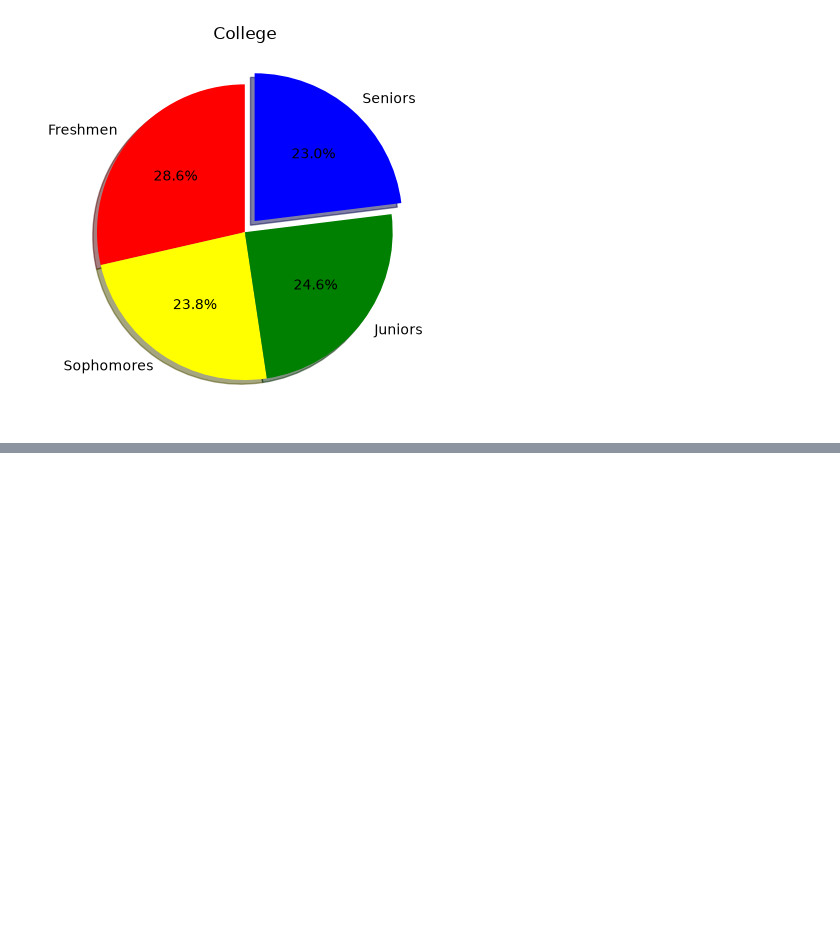
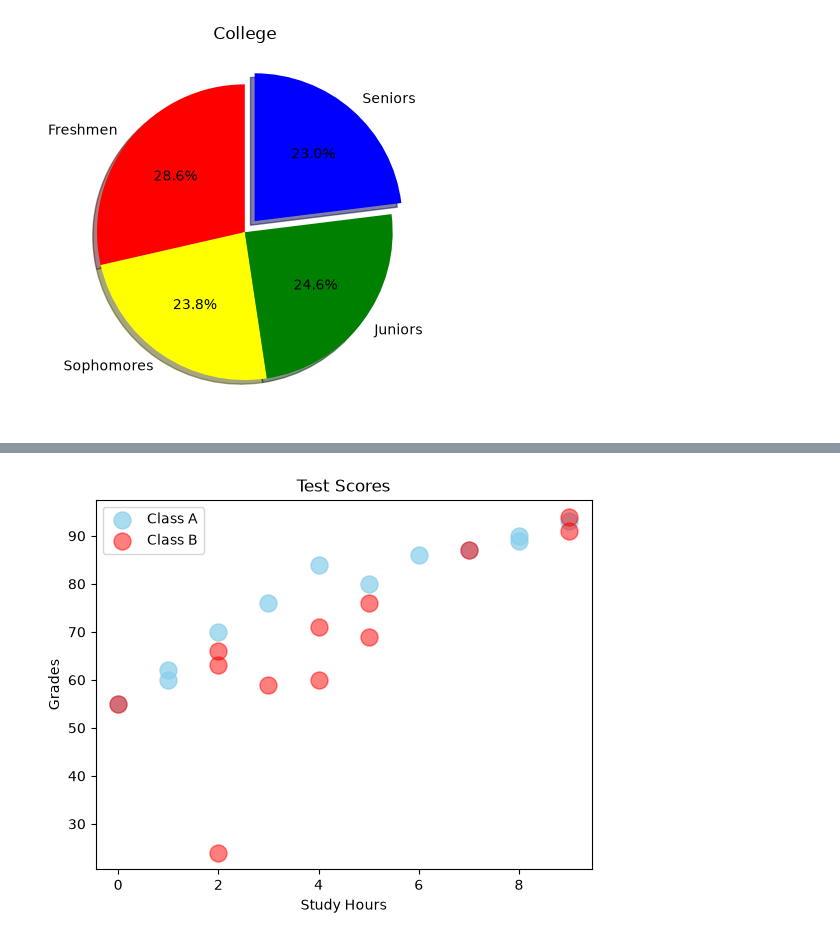
Before and after one commit to zaibgray/matplotlib, a Jupyter notebook: matplotlib.ipynb, the cells around one changed output, grey strips where cells are left out. Drawn from its saved outputs; the diff is of its cells as text; code cells hidden in the pictures; blank space fills up the shorter version.

Commit message:
Scatter Plot

```diff
--- a/matplotlib.ipynb
+++ b/matplotlib.ipynb
@@ -279,0 +291,30 @@ plt.show()
+# %%
+x1 = np.array([0, 1, 1, 2, 3, 5, 4, 6, 7, 8, 8, 9]) # Hours studied
+y1 = np.array([55, 60, 62, 70, 76, 80, 84, 86, 87, 90, 89, 93]) # Grandes
+
+x2 = np.array([0, 2, 2, 4, 5, 5, 9, 3, 7, 4, 2, 9]) # Hours studied
+y2 = np.array([55, 63, 66, 71, 76, 69, 91, 59, 87, 60, 24, 94]) # Grandes
+# %%
+plt.scatter(
+    x1, y1,
+    color="skyblue",
+    alpha=0.7,
+    s=150,
+    label="Class A"
+)
+plt.scatter(
+    x2, y2,
+    color="red",
+    alpha=0.5,
+    s=150,
+    label="Class B"
+)
+
+plt.title("Test Scores")
+plt.xlabel("Study Hours")
+plt.ylabel("Grades")
+
+plt.legend()
+plt.show()
+# %% [output]
+[figure, added]
```
Also changed, not shown: parts of 2 cells of this notebook.
